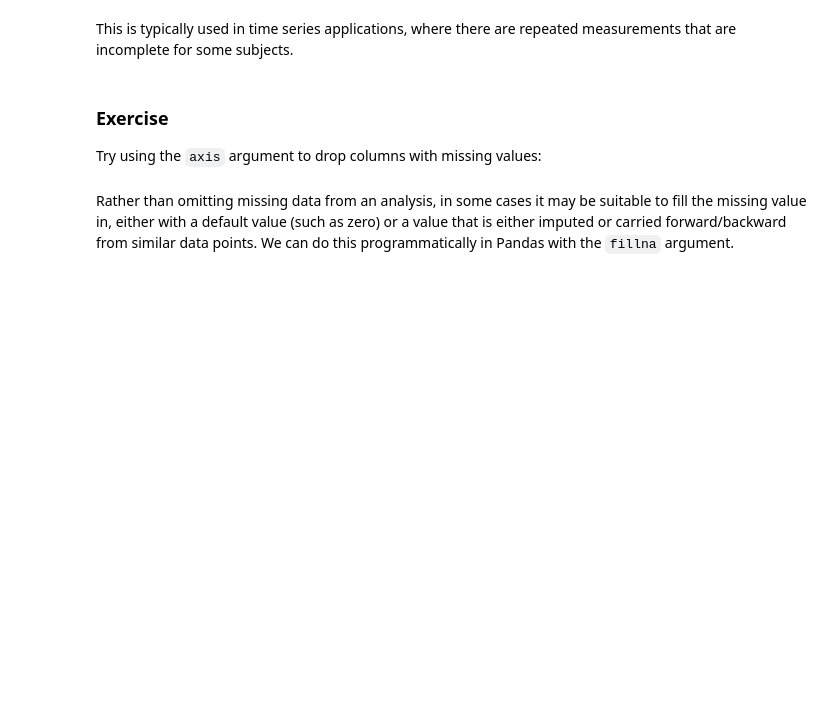
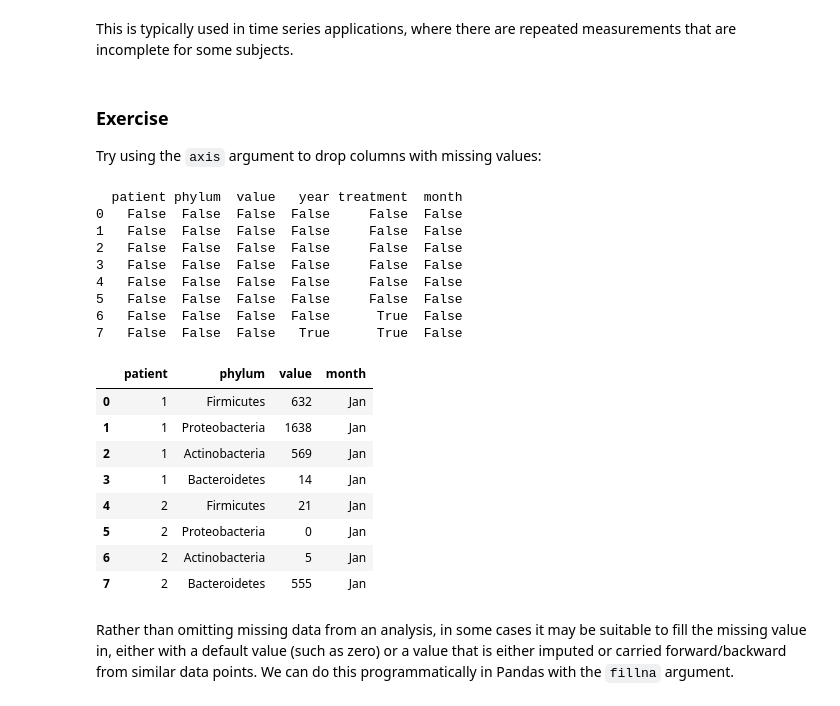
Before and after one commit to jmuth/ADA_homeworks, a Jupyter notebook: 01 - Pandas and Data Wrangling/Intro to Pandas.ipynb, the cells around one changed output. Saved outputs shown, nothing was run; the diff lists cells and outputs as text; code cells hidden in the pictures; blank space fills up the shorter version.

```diff
--- a/01 - Pandas and Data Wrangling/Intro to Pandas.ipynb
+++ b/01 - Pandas and Data Wrangling/Intro to Pandas.ipynb
@@ -1628,6 +1704,27 @@ This is typically used in time series applications, where there are repeated mea
 Try using the `axis` argument to drop columns with missing values:
 # %%
 # Write your answer here
+print(data.isnull())
+data.dropna(axis='columns')
+# %% [output]
+  patient phylum  value   year treatment  month
+0   False  False  False  False     False  False
+1   False  False  False  False     False  False
+2   False  False  False  False     False  False
+3   False  False  False  False     False  False
+4   False  False  False  False     False  False
+5   False  False  False  False     False  False
+6   False  False  False  False      True  False
+7   False  False  False   True      True  False
+|  | patient | phylum | value | month |
+| 0 | 1 | Firmicutes | 632 | Jan |
+| 1 | 1 | Proteobacteria | 1638 | Jan |
+| 2 | 1 | Actinobacteria | 569 | Jan |
+| 3 | 1 | Bacteroidetes | 14 | Jan |
+| 4 | 2 | Firmicutes | 21 | Jan |
+| 5 | 2 | Proteobacteria | 0 | Jan |
+| 6 | 2 | Actinobacteria | 5 | Jan |
+| 7 | 2 | Bacteroidetes | 555 | Jan |
 # %% [markdown]
 Rather than omitting missing data from an analysis, in some cases it may be suitable to fill the missing value in, either with a default value (such as zero) or a value that is either imputed or carried forward/backward from similar data points. We can do this programmatically in Pandas with the `fillna` argument.
 # %%
```
Also changed, not shown: parts of 12 cells of this notebook.
